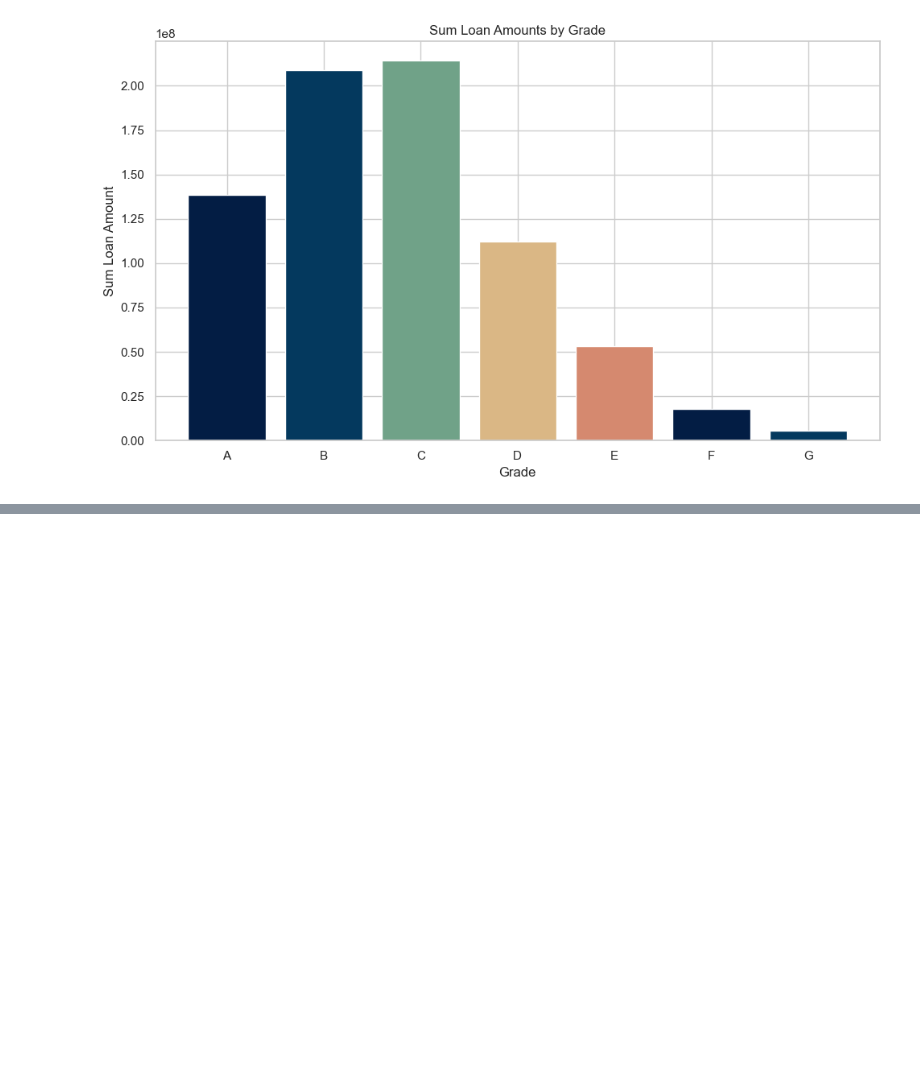
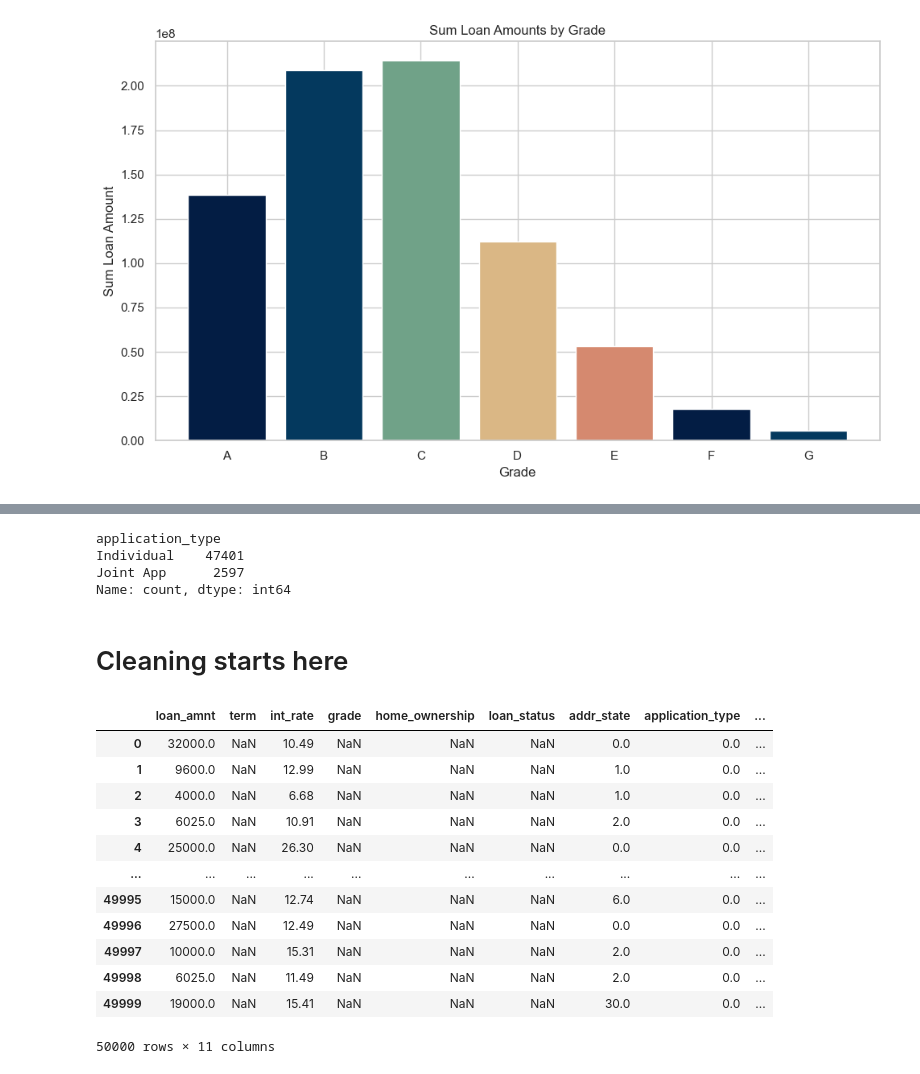
Before and after one commit to KiranJCodes/Risk_Analysis, a Jupyter notebook: EDA.ipynb, the cells around one changed output, grey strips where cells are left out. Cells and saved outputs as stored; diff of their text form; code cells hidden in the pictures; blank space fills up the shorter version.

Commit message:
MAJOR | Started cleaning
Learnt about mapping

```diff
--- a/EDA.ipynb
+++ b/EDA.ipynb
@@ -255,0 +239,51 @@ Name: count, dtype: int64
+# %%
+# Add this to markdown
+# Completed this to all columns to make sure data is wither float or int
+Data.dtypes
+Data['application_type'].value_counts()
+# %% [output]
+application_type
+Individual    47401
+Joint App      2597
+Name: count, dtype: int64
+# %% [markdown]
+# Cleaning starts here
+# %%
+
+# Mapping values to dictionaries
+TermD = {"36 months ":1, "60 months":0}
+gradeD = {'A':0,'B':1,'C':2, 'D': 3, 'E': 4, 'F': 5, 'G': 6}
+HomeD = {'MORTGAGE': 0, 'RENT': 1, 'OWN': 2, 'ANY': 3, 'NONE': 4, 'OTHER': 5}
+LoanD = {'Fully Paid': 0,  'Current':1 , 'Charged Off ':2 , 'Late (31-120 days)':3, 'In Grace Period':4 ,
+         'Late (16-30 days)':5 ,'Does not meet the credit policy. Status:Fully Paid':0 ,
+         "Does not meet the credit policy. Status:Charged Off": 2 }
+states = Data['addr_state'].unique()
+
+# Create a mapping dictionary for state abbreviations to numbers
+addrD = {state: i for i, state in enumerate(states)}
+addrD = {key: value for key, value in addrD.items() if not isinstance(value, float) or not math.isnan(value)}
+addrD.popitem()
+typeD = {'Individual':0,'Joint App':1}
+# %%
+colstoclean = ['term','grade','home_ownership',
+              'loan_status','addr_state','application_type']
+mappedvar = [TermD,gradeD,HomeD,LoanD,addrD,typeD]
+
+for i in range(len(colstoclean)):
+    Data[colstoclean[i]] = Data[colstoclean[i]].map(mappedvar[i])
+
+Data
+# %% [output]
+|  | loan_amnt | term | int_rate | grade | home_ownership | loan_status | addr_state | application_type | ... |
+| 0 | 32000.0 | NaN | 10.49 | NaN | NaN | NaN | 0.0 | 0.0 | ... |
+| 1 | 9600.0 | NaN | 12.99 | NaN | NaN | NaN | 1.0 | 0.0 | ... |
+| 2 | 4000.0 | NaN | 6.68 | NaN | NaN | NaN | 1.0 | 0.0 | ... |
+| 3 | 6025.0 | NaN | 10.91 | NaN | NaN | NaN | 2.0 | 0.0 | ... |
+| 4 | 25000.0 | NaN | 26.30 | NaN | NaN | NaN | 0.0 | 0.0 | ... |
+| ... | ... | ... | ... | ... | ... | ... | ... | ... | ... |
+| 49995 | 15000.0 | NaN | 12.74 | NaN | NaN | NaN | 6.0 | 0.0 | ... |
+| 49996 | 27500.0 | NaN | 12.49 | NaN | NaN | NaN | 0.0 | 0.0 | ... |
+| 49997 | 10000.0 | NaN | 15.31 | NaN | NaN | NaN | 2.0 | 0.0 | ... |
+| 49998 | 6025.0 | NaN | 11.49 | NaN | NaN | NaN | 2.0 | 0.0 | ... |
+| 49999 | 19000.0 | NaN | 15.41 | NaN | NaN | NaN | 30.0 | 0.0 | ... |
+50000 rows × 11 columns
```
Also changed, not shown: parts of 4 cells of this notebook.
